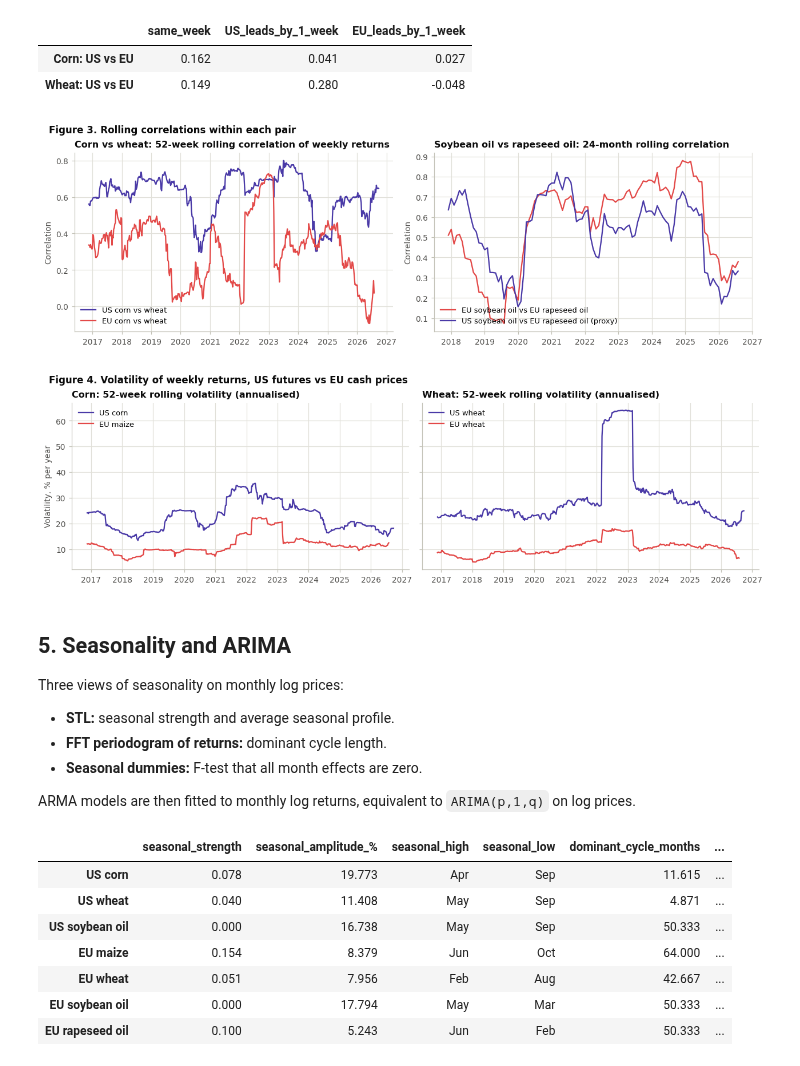
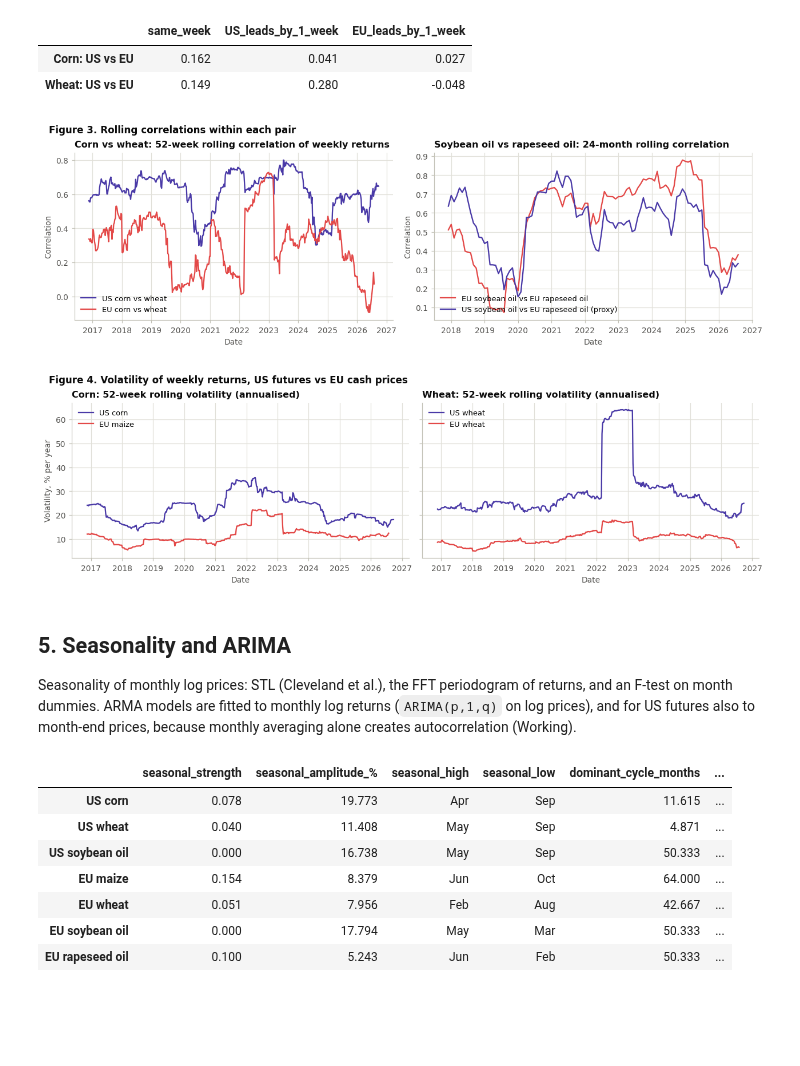
Before and after one commit to chaupmbn/mscfe-capstone-weather-agri, a Jupyter notebook: weather_agri_commodities.ipynb, the cells around one changed output. Cells and saved outputs as stored; diff of their text form; code cells hidden in the pictures; blank space fills up the shorter version.

Commit message:
M6 Draft Project: peer review changes, robust errors, stability tests, Bloomberg data analysis

```diff
--- a/weather_agri_commodities.ipynb
+++ b/weather_agri_commodities.ipynb
@@ -113,23 +112,34 @@ def commodity(col):
 def fig_title(fig, text):
     fig.suptitle(text, x=0.01, ha="left", fontsize=11, fontweight="bold", color=INK)
 # %%
-def cached(name, fetch, date_index=True):
-    """Return data/raw/<name>.csv if it exists (and REFRESH_DATA is False); otherwise run fetch() and cache it."""
-    path = DATA_DIR / f"{name}.csv"
-    if path.exists() and not REFRESH_DATA:
-        df = pd.read_csv(path, index_col=0)
-        if date_index:
-            df.index = pd.to_datetime(df.index)
-        return df
-    df = fetch()
-    df.to_csv(path)
-    return df
+RAW_URL = f"https://raw.githubusercontent.com/chaupmbn/mscfe-capstone-weather-agri/{DATA_COMMIT}/data/raw"
 
 
 def http_get(url, timeout=120, **kwargs):
     r = requests.get(url, headers=HTTP, timeout=timeout, **kwargs)
     r.raise_for_status()
     return r
+
+
+def cached(name, fetch, date_index=True):
+    """Return data/raw/<name>.csv. A missing file (e.g. in a fresh Colab session) is first copied from the
+    repository at commit DATA_COMMIT, so the results match the report. REFRESH_DATA = True runs fetch() instead."""
+    path = DATA_DIR / f"{name}.csv"
+    if REFRESH_DATA:
+        df = fetch()
+        df.to_csv(path)
+        return df
+    if not path.exists():
+        path.write_bytes(http_get(f"{RAW_URL}/{name}.csv").content)
+    df = pd.read_csv(path, index_col=0)
+    if date_index:
+        df.index = pd.to_datetime(df.index)
+    return df
+
+
+def nw_lags(n):
+    """Number of lags for HAC (Newey-West) standard errors: the rule of thumb floor(4 (n/100)^(2/9))."""
+    return int(4 * (n / 100) ** (2 / 9))
 # %% [markdown]
 ## 2. Data collection
 
@@ -496,6 +511,7 @@ for ax, df, series, title, unit in panels:
         ax.plot(df.index, df[col], color=COLORS[commodity(col)], label=label)
     ax.set_title(title, loc="left")
     ax.set_ylabel(unit)
+    ax.set_xlabel("Date")
     ax.legend(loc="upper left")
 fig_title(fig, "Figure 1. Price levels")
 plt.show()
@@ -603,6 +619,7 @@ for region, (c, w) in {"US": ("corn_us", "wheat_us"), "EU": ("corn_eu", "wheat_e
     ax.plot(r_weekly[c].rolling(52).corr(r_weekly[w]), color=REGION[region], label=f"{region} corn vs wheat")
 ax.set_title("Corn vs wheat: 52-week rolling correlation of weekly returns", loc="left")
 ax.set_ylabel("Correlation")
+ax.set_xlabel("Date")
 ax.legend(loc="lower left")
 
 ax = axes[1]
@@ -611,32 +628,29 @@ for label, (a, b, color) in {"EU soybean oil vs EU rapeseed oil": ("soyoil_eu",
     ax.plot(r_monthly[a].rolling(24).corr(r_monthly[b]), color=color, label=label)
 ax.set_title("Soybean oil vs rapeseed oil: 24-month rolling correlation", loc="left")
 ax.set_ylabel("Correlation")
+ax.set_xlabel("Date")
 ax.legend(loc="lower left")
 fig_title(fig, "Figure 3. Rolling correlations within each pair")
 plt.show()
 # %% [output]
-[figure, old version]
+[figure, new version]
 # %%
 fig, axes = plt.subplots(1, 2, figsize=(11.5, 3.4), constrained_layout=True, sharey=True)
 for ax, crop in zip(axes, ["corn", "wheat"]):
     for region in ["US", "EU"]:
         col = f"{crop}_{region.lower()}"
         ax.plot(100 * r_weekly[col].rolling(52).std() * np.sqrt(52), color=REGION[region], label=LABELS[col])
     ax.set_title(f"{crop.capitalize()}: 52-week rolling volatility (annualised)", loc="left")
+    ax.set_xlabel("Date")
     ax.legend(loc="upper left")
 axes[0].set_ylabel("Volatility, % per year")
 fig_title(fig, "Figure 4. Volatility of weekly returns, US futures vs EU cash prices")
 plt.show()
 # %% [output]
-[figure, old version]
+[figure, new version]
 # %% [markdown]
 ## 5. Seasonality and ARIMA
-Three views of seasonality on monthly log prices:
-- **STL:** seasonal strength and average seasonal profile.
-- **FFT periodogram of returns:** dominant cycle length.
-- **Seasonal dummies:** F-test that all month effects are zero.
-
-ARMA models are then fitted to monthly log returns, equivalent to `ARIMA(p,1,q)` on log prices.
+Seasonality of monthly log prices: STL (Cleveland et al.), the FFT periodogram of returns, and an F-test on month dummies. ARMA models are fitted to monthly log returns (`ARIMA(p,1,q)` on log prices), and for US futures also to month-end prices, because monthly averaging alone creates autocorrelation (Working).
 # %%
 def month_dummy_pvalue(r):
     """F-test p-value that all calendar-month effects in r are zero."""
```
Also changed, not shown: parts of 31 cells of this notebook, 4 other files.
